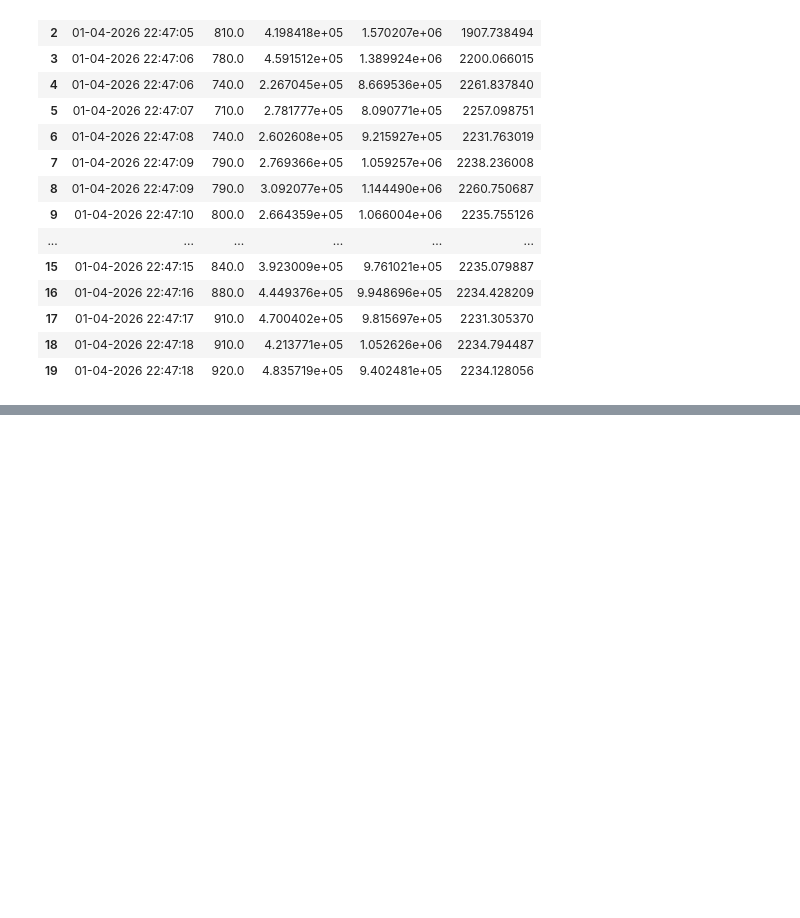
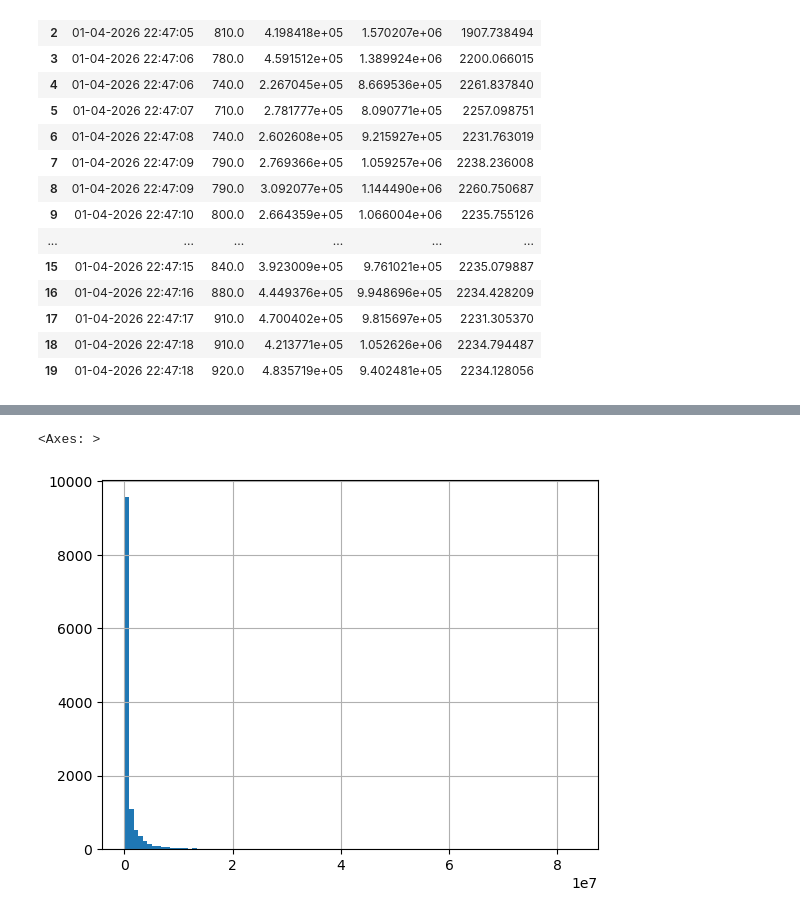
Before and after one commit to ShixinWang-proj/feature_extract_pipeline, a Jupyter notebook: llxaa.ipynb, the cells around one changed output, grey strips where cells are left out. Cells and saved outputs as stored; diff of their text form; code cells hidden in the pictures; blank space fills up the shorter version.

```diff
--- a/llxaa.ipynb
+++ b/llxaa.ipynb
@@ -162,0 +218,5 @@ fea.head(20)
+# %%
+b.asc_area.hist(bins=100)
+# %% [output]
+<Axes: >
+[figure, added]
```
Also changed, not shown: parts of 20 cells of this notebook, 4 other files.
